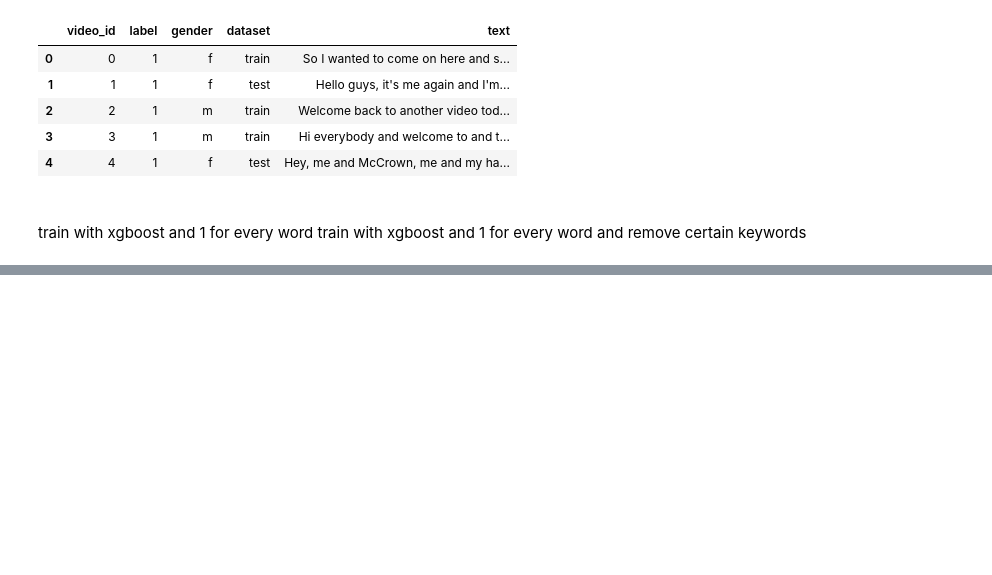
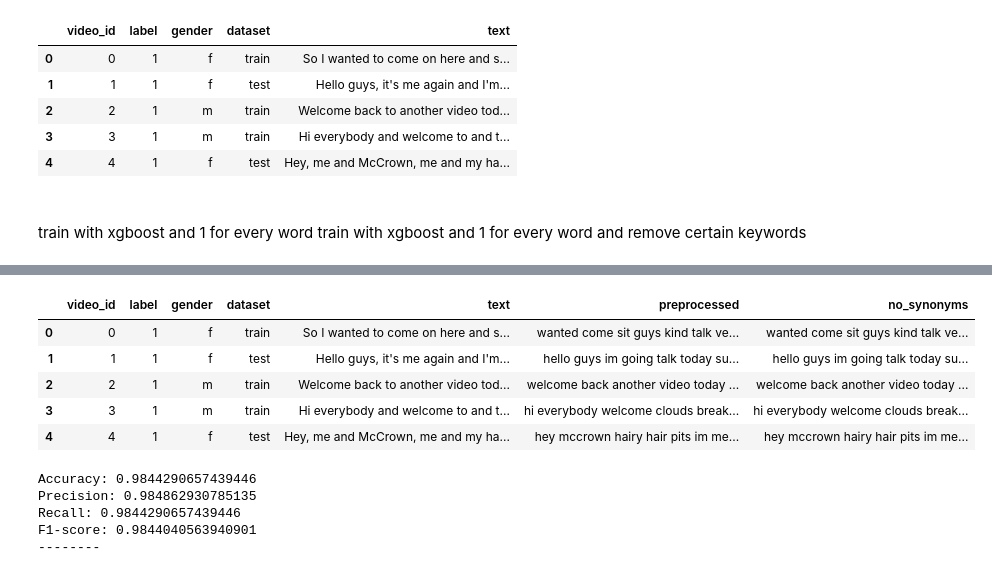
Before and after one commit to StanMey/Master_thesis_DVlog, a Jupyter notebook: notebooks/explAI_vlog_transcripts.ipynb, the cells around one changed output, grey strips where cells are left out. Drawn from its saved outputs; the diff is of its cells as text; code cells hidden in the pictures; blank space fills up the shorter version.

```diff
--- a/notebooks/explAI_vlog_transcripts.ipynb
+++ b/notebooks/explAI_vlog_transcripts.ipynb
@@ -144,0 +189,21 @@ forest_importances
+# %%
+# remove the
+def filter_synonyms(text: str, synonyms: list):
+    for synonym in synonyms:
+        if synonym in text:
+            text = text.replace(synonym, "")
+    return text
+
+# add some extra words
+extra_synonyms = ["anxiety", "mental", "sad", "anxious"]
+final_synonyms = depri_synonyms.extend(extra_synonyms)
+
+df_annotations["no_synonyms"] = df_annotations["preprocessed"].apply(lambda x: filter_synonyms(x, depri_synonyms))
+df_annotations.head()
+# %% [output]
+|  | video_id | label | gender | dataset | text | preprocessed | no_synonyms |
+| 0 | 0 | 1 | f | train | So I wanted to come on here and s... | wanted come sit guys kind talk ve... | wanted come sit guys kind talk ve... |
+| 1 | 1 | 1 | f | test | Hello guys, it's me again and I'm... | hello guys im going talk today su... | hello guys im going talk today su... |
+| 2 | 2 | 1 | m | train | Welcome back to another video tod... | welcome back another video today ... | welcome back another video today ... |
+| 3 | 3 | 1 | m | train | Hi everybody and welcome to and t... | hi everybody welcome clouds break... | hi everybody welcome clouds break... |
+| 4 | 4 | 1 | f | test | Hey, me and McCrown, me and my ha... | hey mccrown hairy hair pits im me... | hey mccrown hairy hair pits im me... |
@@ -144,0 +227,17 @@ forest_importances
+# %%
+# train a randomforestclassifier
+clf = RandomForestClassifier(max_depth=10, random_state=0)
+clf.fit(X_train, y_train)
+
+# evaluate the model on the train set
+y_pred = clf.predict(X_train)
+calculate_performance_measures(y_train, y_pred)
+
+# evaluate the model on the eval set
+X_val = vectorizer.fit_transform(df_train["no_synonyms"].to_list())
+# %% [output]
+Accuracy: 0.9844290657439446
+Precision: 0.984862930785135
+Recall: 0.9844290657439446
+F1-score: 0.9844040563940901
+--------
```
Also changed, not shown: parts of 8 cells of this notebook.
